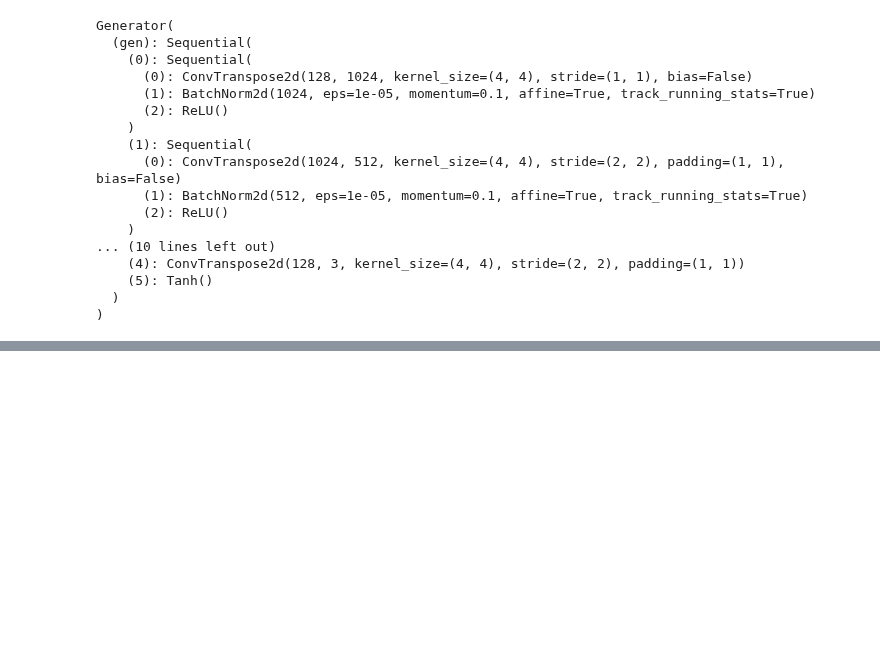
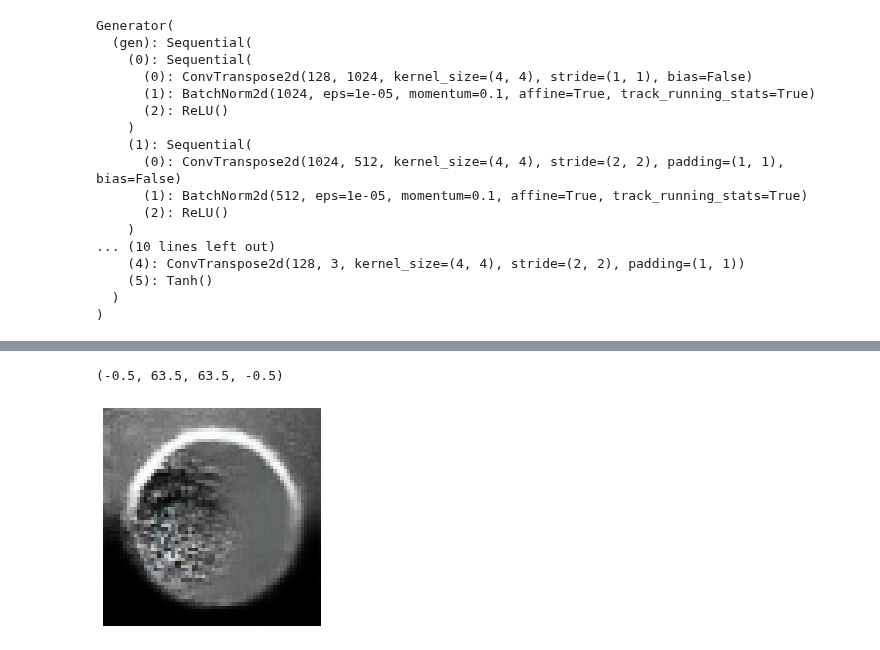
Before and after one commit to saquibali7/GANs, a Jupyter notebook: GAN3_WGAN.ipynb, the cells around one changed output, grey strips where cells are left out. Saved outputs shown, nothing was run; the diff lists cells and outputs as text; code cells hidden in the pictures; blank space fills up the shorter version.

Commit message:
save a training model

```diff
--- a/GAN3_WGAN.ipynb
+++ b/GAN3_WGAN.ipynb
@@ -313,0 +324,4 @@ WARNING:matplotlib.image:Clipping input data to the valid range for imshow with
+# %%
+model = Generator(NOISE_DIM, CHANNELS_IMG, FEATURES_GEN).to(device)
+model.load_state_dict(torch.load('/content/drive/MyDrive/model/genT01.pth'))
+model.eval()
@@ -313,0 +346,10 @@ WARNING:matplotlib.image:Clipping input data to the valid range for imshow with
+# %%
+x = torch.randn(1,NOISE_DIM, 1, 1).to(device)
+out = model(x)
+out = out.cpu().detach()
+img = out[0]*0.5+0.5
+plt.imshow(img.permute(1,2,0))
+plt.axis("off")
+# %% [output]
+(-0.5, 63.5, 63.5, -0.5)
+[figure, added]
```
Also changed, not shown: parts of 13 cells of this notebook.
